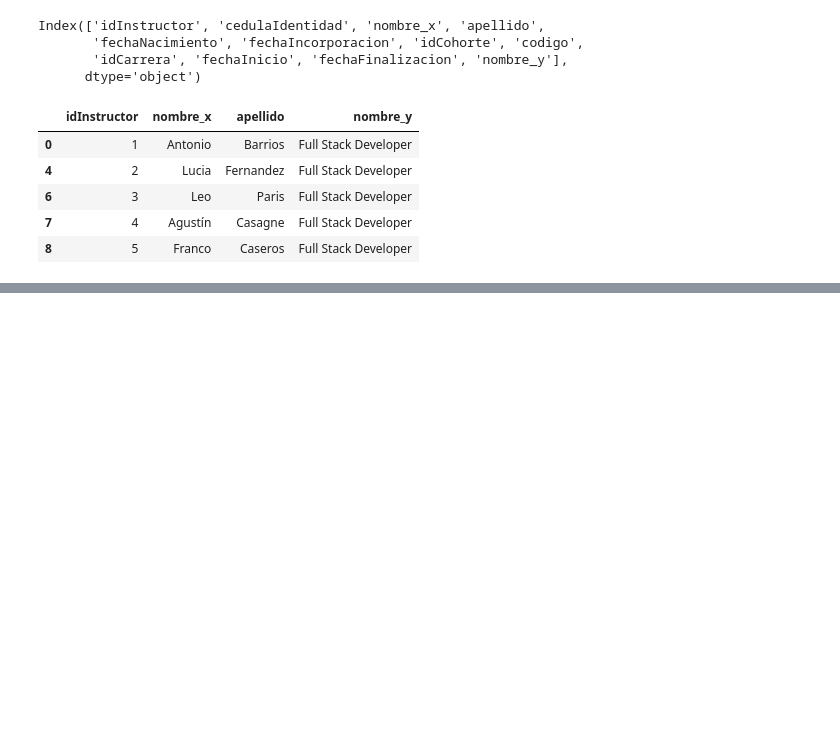
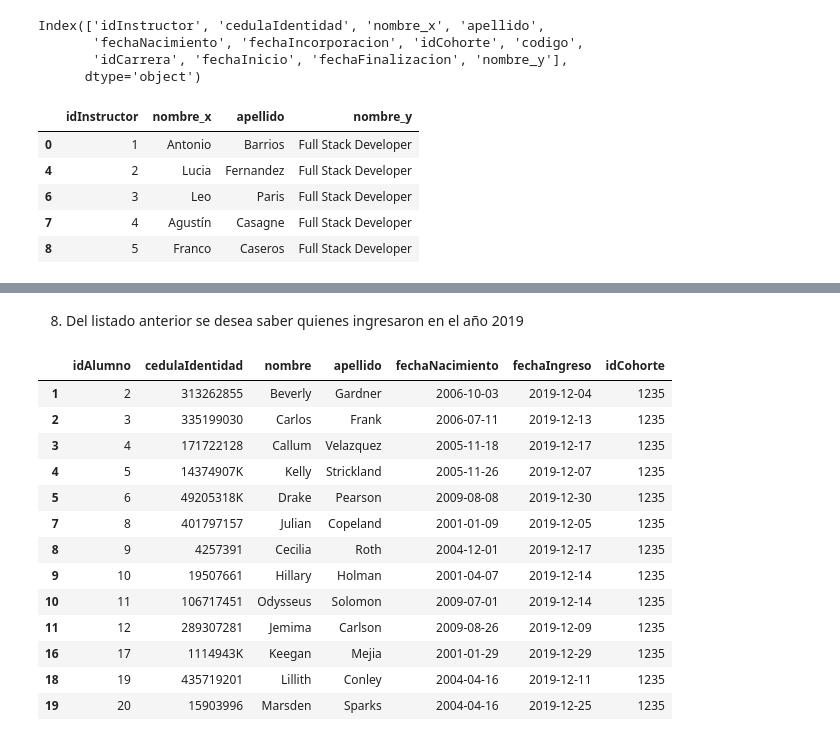
Before and after one commit to MarceloOrtizz/M2, a Jupyter notebook: Clase 06/Marcelo_06.ipynb, the cells around one changed output, grey strips where cells are left out. Drawn from its saved outputs; the diff is of its cells as text; code cells hidden in the pictures; blank space fills up the shorter version.

```diff
--- a/Clase 06/Marcelo_06.ipynb
+++ b/Clase 06/Marcelo_06.ipynb
@@ -167,0 +196,19 @@ unido[['idInstructor', 'nombre_x', 'apellido', 'nombre_y']].drop_duplicates(subs
+# %% [markdown]
+8. Del listado anterior se desea saber quienes ingresaron en el año 2019
+# %%
+alumno[(alumno['idCohorte']==1235)].loc[alumno['fechaIngreso'].str.contains('2019')]
+# %% [output]
+|  | idAlumno | cedulaIdentidad | nombre | apellido | fechaNacimiento | fechaIngreso | idCohorte |
+| 1 | 2 | 313262855 | Beverly | Gardner | 2006-10-03 | 2019-12-04 | 1235 |
+| 2 | 3 | 335199030 | Carlos | Frank | 2006-07-11 | 2019-12-13 | 1235 |
+| 3 | 4 | 171722128 | Callum | Velazquez | 2005-11-18 | 2019-12-17 | 1235 |
+| 4 | 5 | 14374907K | Kelly | Strickland | 2005-11-26 | 2019-12-07 | 1235 |
+| 5 | 6 | 49205318K | Drake | Pearson | 2009-08-08 | 2019-12-30 | 1235 |
+| 7 | 8 | 401797157 | Julian | Copeland | 2001-01-09 | 2019-12-05 | 1235 |
+| 8 | 9 | 4257391 | Cecilia | Roth | 2004-12-01 | 2019-12-17 | 1235 |
+| 9 | 10 | 19507661 | Hillary | Holman | 2001-04-07 | 2019-12-14 | 1235 |
+| 10 | 11 | 106717451 | Odysseus | Solomon | 2009-07-01 | 2019-12-14 | 1235 |
+| 11 | 12 | 289307281 | Jemima | Carlson | 2009-08-26 | 2019-12-09 | 1235 |
+| 16 | 17 | 1114943K | Keegan | Mejia | 2001-01-29 | 2019-12-29 | 1235 |
+| 18 | 19 | 435719201 | Lillith | Conley | 2004-04-16 | 2019-12-11 | 1235 |
+| 19 | 20 | 15903996 | Marsden | Sparks | 2004-04-16 | 2019-12-25 | 1235 |
```
Also changed, not shown: parts of 5 cells of this notebook.
